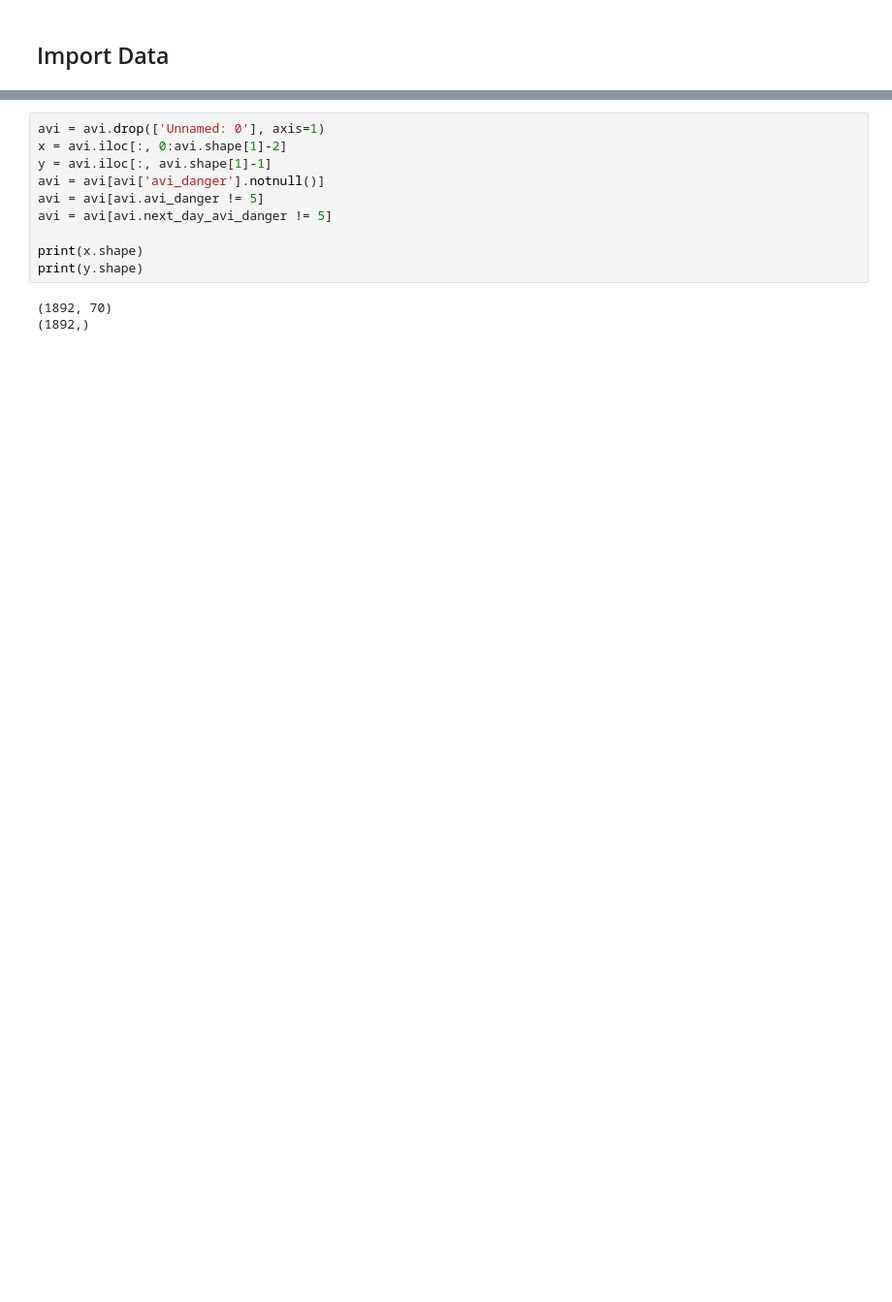
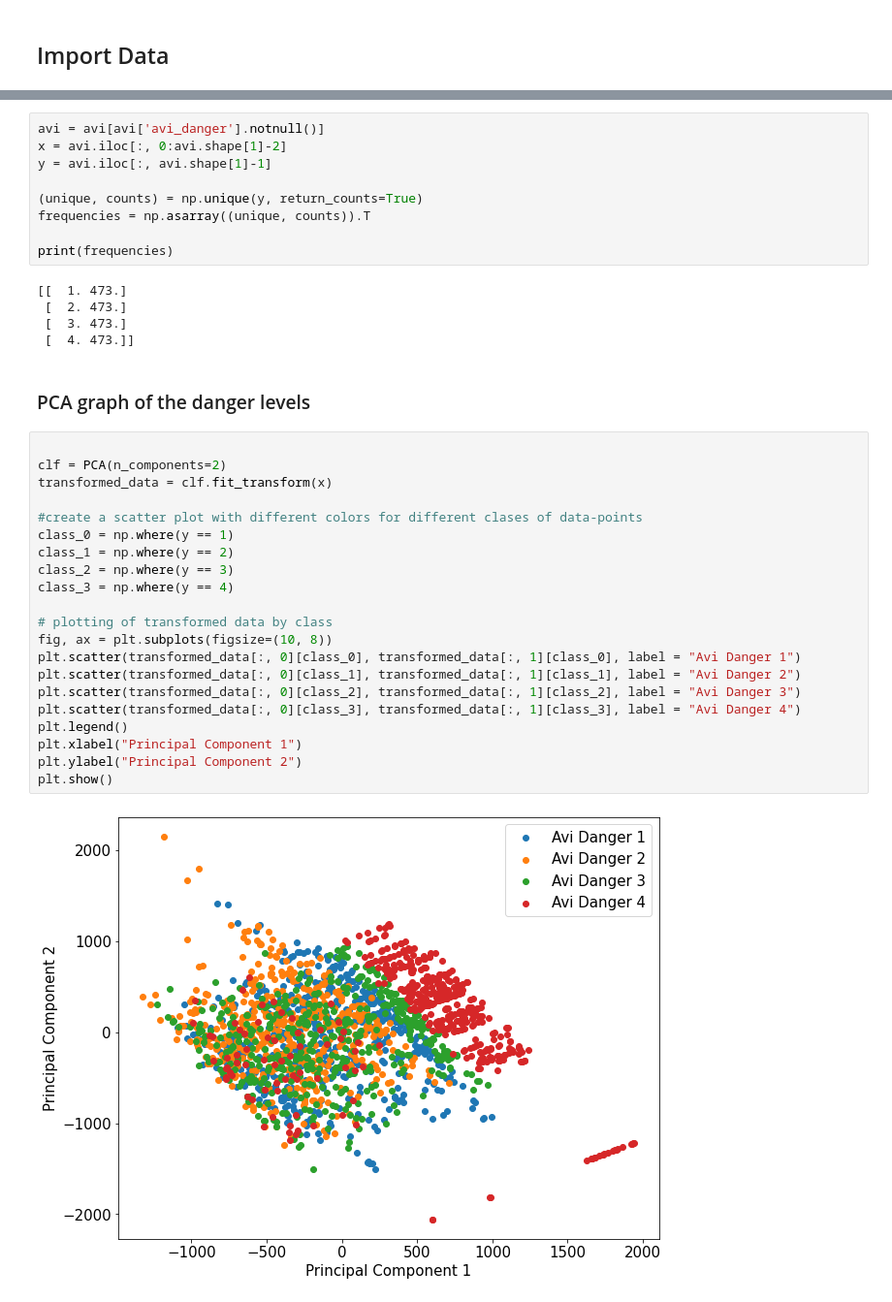
Before and after one commit to MatthewAustinThompson/avalanche-danger-level-prediction, a Jupyter notebook: ModelComparison.ipynb, the cells around one changed output, grey strips where cells are left out. Shown at 97% size. Drawn from its saved outputs; the diff is of its cells as text; blank space fills up the shorter version.

```diff
--- a/ModelComparison.ipynb
+++ b/ModelComparison.ipynb
@@ -36,16 +37,42 @@ avi.head()
 # %%
-avi = avi.drop(['Unnamed: 0'], axis=1)
+avi = avi[avi['avi_danger'].notnull()]
 x = avi.iloc[:, 0:avi.shape[1]-2]
 y = avi.iloc[:, avi.shape[1]-1]
-avi = avi[avi['avi_danger'].notnull()]
-avi = avi[avi.avi_danger != 5]
-avi = avi[avi.next_day_avi_danger != 5]
 
-print(x.shape)
-print(y.shape)
+(unique, counts) = np.unique(y, return_counts=True)
+frequencies = np.asarray((unique, counts)).T
+
+print(frequencies)
 # %% [output]
-(1892, 70)
-(1892,)
+[[  1. 473.]
+ [  2. 473.]
+ [  3. 473.]
+ [  4. 473.]]
+# %% [markdown]
+### PCA graph of the danger levels
+# %%
+
+clf = PCA(n_components=2)
+transformed_data = clf.fit_transform(x)
+
+#create a scatter plot with different colors for different clases of data-points
+class_0 = np.where(y == 1)
+class_1 = np.where(y == 2)
+class_2 = np.where(y == 3)
+class_3 = np.where(y == 4)
+
+# plotting of transformed data by class
+fig, ax = plt.subplots(figsize=(10, 8))
+plt.scatter(transformed_data[:, 0][class_0], transformed_data[:, 1][class_0], label = "Avi Danger 1")
+plt.scatter(transformed_data[:, 0][class_1], transformed_data[:, 1][class_1], label = "Avi Danger 2")
+plt.scatter(transformed_data[:, 0][class_2], transformed_data[:, 1][class_2], label = "Avi Danger 3")
+plt.scatter(transformed_data[:, 0][class_3], transformed_data[:, 1][class_3], label = "Avi Danger 4")
+plt.legend()
+plt.xlabel("Principal Component 1")
+plt.ylabel("Principal Component 2")
+plt.show()
+# %% [output]
+[figure, added]
 # %%
 # prepare models
 models = []
```
Also changed, not shown: parts of 7 cells of this notebook, 2 other files.
